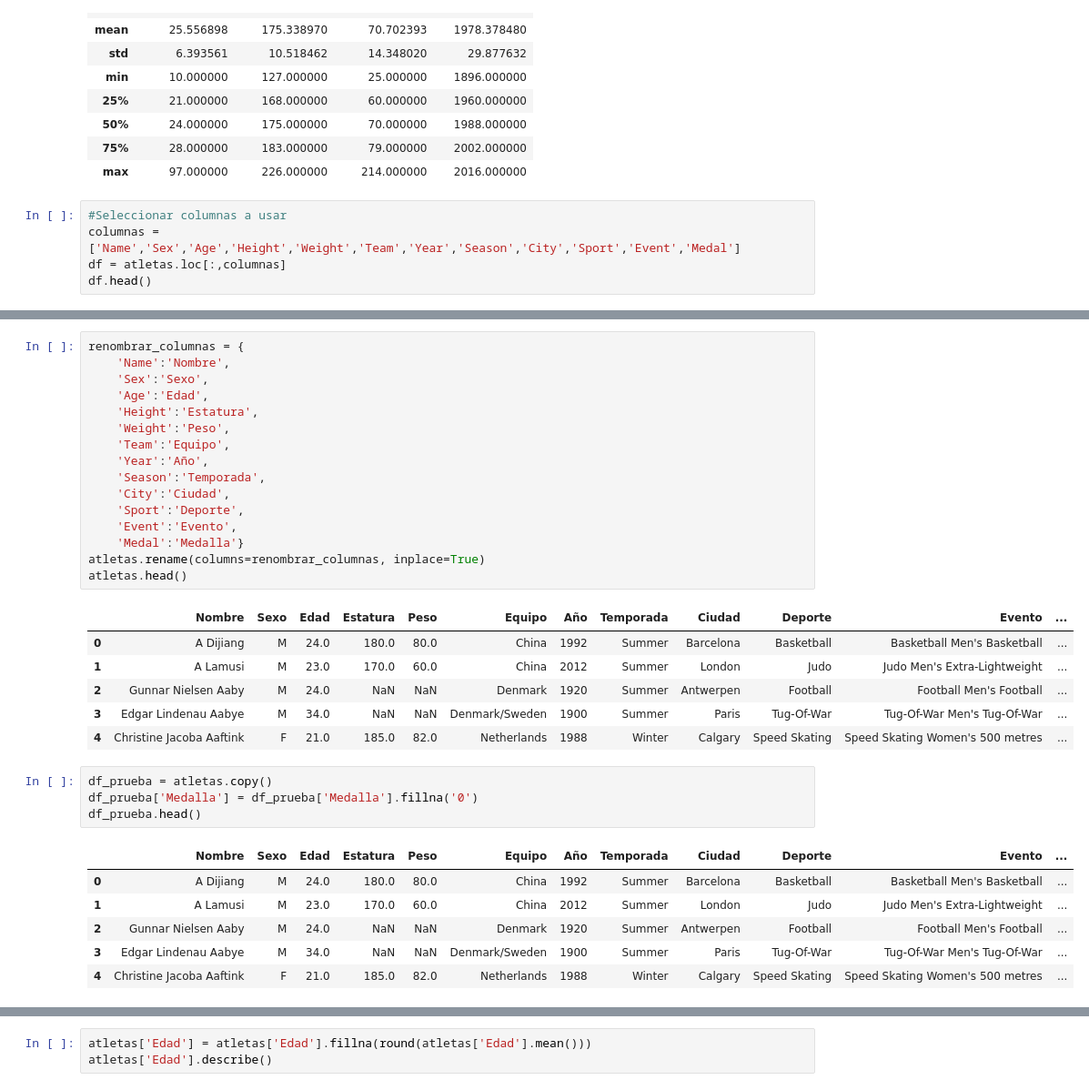
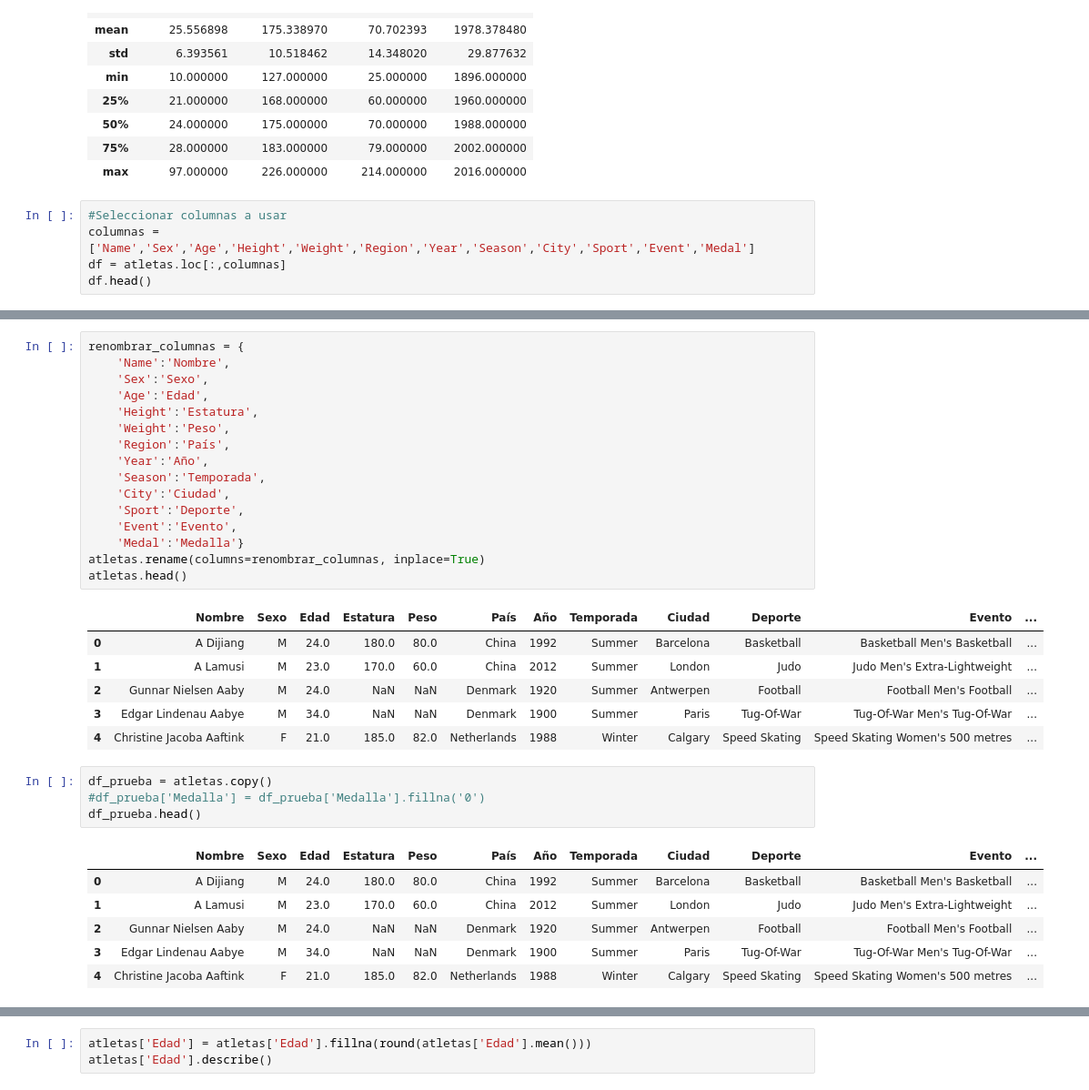
Before and after one commit to DaniaGarciaM/Olympics-DGM, a Jupyter notebook: queries.ipynb, the cells around one changed output, grey strips where cells are left out. Shown: that part at 91% size. Drawn from its saved outputs; the diff is of its cells as text.

Commit message:
Queries de prueba

```diff
--- a/queries.ipynb
+++ b/queries.ipynb
@@ -82,7 +83,7 @@ atletas.describe()
 | max | 97.000000 | 226.000000 | 214.000000 | 2016.000000 |
 # %%
 #Seleccionar columnas a usar
-columnas = ['Name','Sex','Age','Height','Weight','Team','Year','Season','City','Sport','Event','Medal']
+columnas = ['Name','Sex','Age','Height','Weight','Region','Year','Season','City','Sport','Event','Medal']
 df = atletas.loc[:,columnas]
 df.head()
 # %% [output]
@@ -105,36 +106,36 @@ atletas.head()
 # %%
 renombrar_columnas = {
     'Name':'Nombre',
     'Sex':'Sexo',
     'Age':'Edad',
     'Height':'Estatura',
     'Weight':'Peso',
-    'Team':'Equipo',
+    'Region':'País',
     'Year':'Año',
     'Season':'Temporada',
     'City':'Ciudad',
     'Sport':'Deporte',
     'Event':'Evento',
     'Medal':'Medalla'}
 atletas.rename(columns=renombrar_columnas, inplace=True)
 atletas.head()
 # %% [output]
-|  | Nombre | Sexo | Edad | Estatura | Peso | Equipo | Año | Temporada | Ciudad | Deporte | Evento | ... |
+|  | Nombre | Sexo | Edad | Estatura | Peso | País | Año | Temporada | Ciudad | Deporte | Evento | ... |
 | 0 | A Dijiang | M | 24.0 | 180.0 | 80.0 | China | 1992 | Summer | Barcelona | Basketball | Basketball Men's Basketball | ... |
 | 1 | A Lamusi | M | 23.0 | 170.0 | 60.0 | China | 2012 | Summer | London | Judo | Judo Men's Extra-Lightweight | ... |
 | 2 | Gunnar Nielsen Aaby | M | 24.0 | NaN | NaN | Denmark | 1920 | Summer | Antwerpen | Football | Football Men's Football | ... |
-| 3 | Edgar Lindenau Aabye | M | 34.0 | NaN | NaN | Denmark/Sweden | 1900 | Summer | Paris | Tug-Of-War | Tug-Of-War Men's Tug-Of-War | ... |
+| 3 | Edgar Lindenau Aabye | M | 34.0 | NaN | NaN | Denmark | 1900 | Summer | Paris | Tug-Of-War | Tug-Of-War Men's Tug-Of-War | ... |
 | 4 | Christine Jacoba Aaftink | F | 21.0 | 185.0 | 82.0 | Netherlands | 1988 | Winter | Calgary | Speed Skating | Speed Skating Women's 500 metres | ... |
 # %%
 df_prueba = atletas.copy()
-df_prueba['Medalla'] = df_prueba['Medalla'].fillna('0')
+#df_prueba['Medalla'] = df_prueba['Medalla'].fillna('0')
 df_prueba.head()
 # %% [output]
-|  | Nombre | Sexo | Edad | Estatura | Peso | Equipo | Año | Temporada | Ciudad | Deporte | Evento | ... |
+|  | Nombre | Sexo | Edad | Estatura | Peso | País | Año | Temporada | Ciudad | Deporte | Evento | ... |
 | 0 | A Dijiang | M | 24.0 | 180.0 | 80.0 | China | 1992 | Summer | Barcelona | Basketball | Basketball Men's Basketball | ... |
 | 1 | A Lamusi | M | 23.0 | 170.0 | 60.0 | China | 2012 | Summer | London | Judo | Judo Men's Extra-Lightweight | ... |
 | 2 | Gunnar Nielsen Aaby | M | 24.0 | NaN | NaN | Denmark | 1920 | Summer | Antwerpen | Football | Football Men's Football | ... |
-| 3 | Edgar Lindenau Aabye | M | 34.0 | NaN | NaN | Denmark/Sweden | 1900 | Summer | Paris | Tug-Of-War | Tug-Of-War Men's Tug-Of-War | ... |
+| 3 | Edgar Lindenau Aabye | M | 34.0 | NaN | NaN | Denmark | 1900 | Summer | Paris | Tug-Of-War | Tug-Of-War Men's Tug-Of-War | ... |
 | 4 | Christine Jacoba Aaftink | F | 21.0 | 185.0 | 82.0 | Netherlands | 1988 | Winter | Calgary | Speed Skating | Speed Skating Women's 500 metres | ... |
 # %%
 atletas = df_prueba.copy()
```
Also changed, not shown: parts of 14 cells of this notebook, 2 other files.
